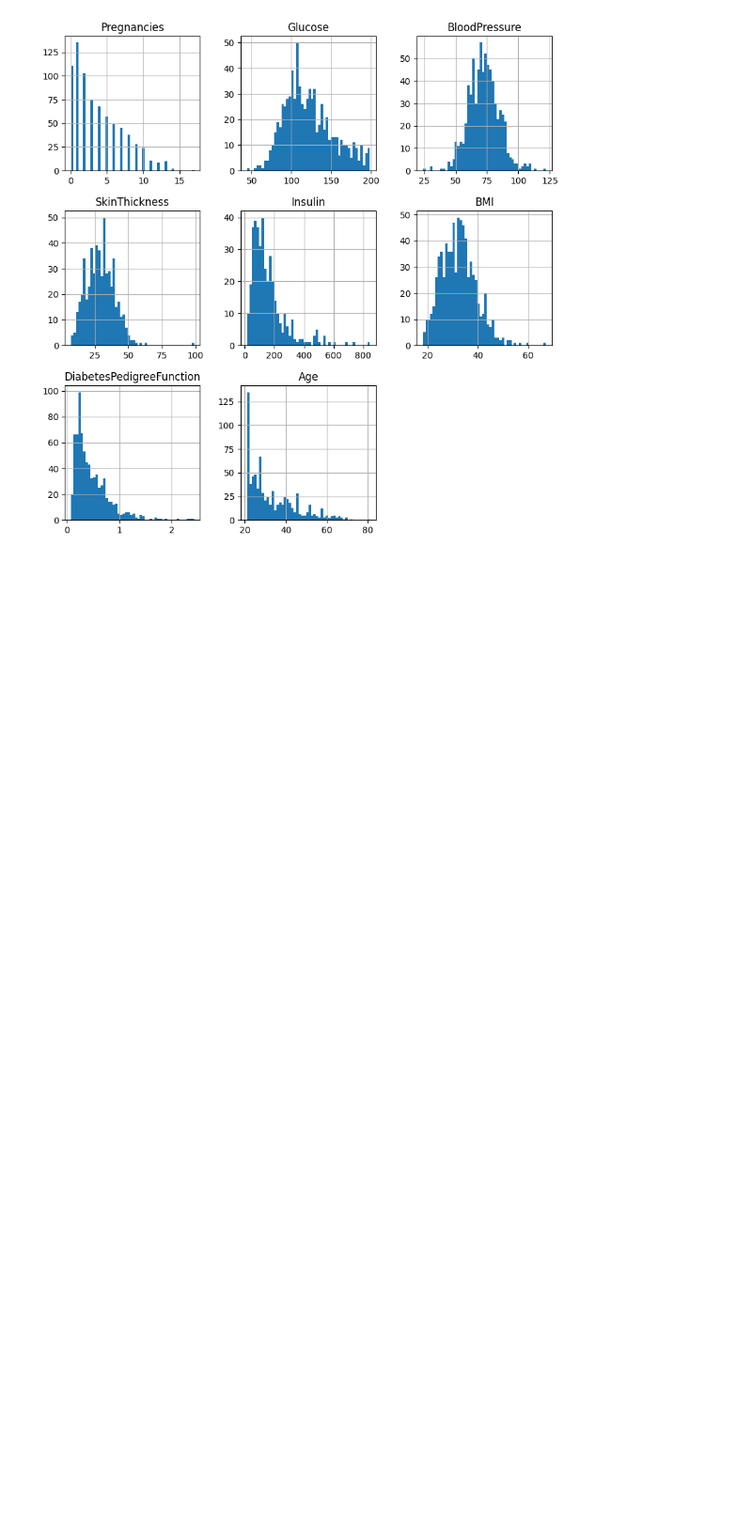
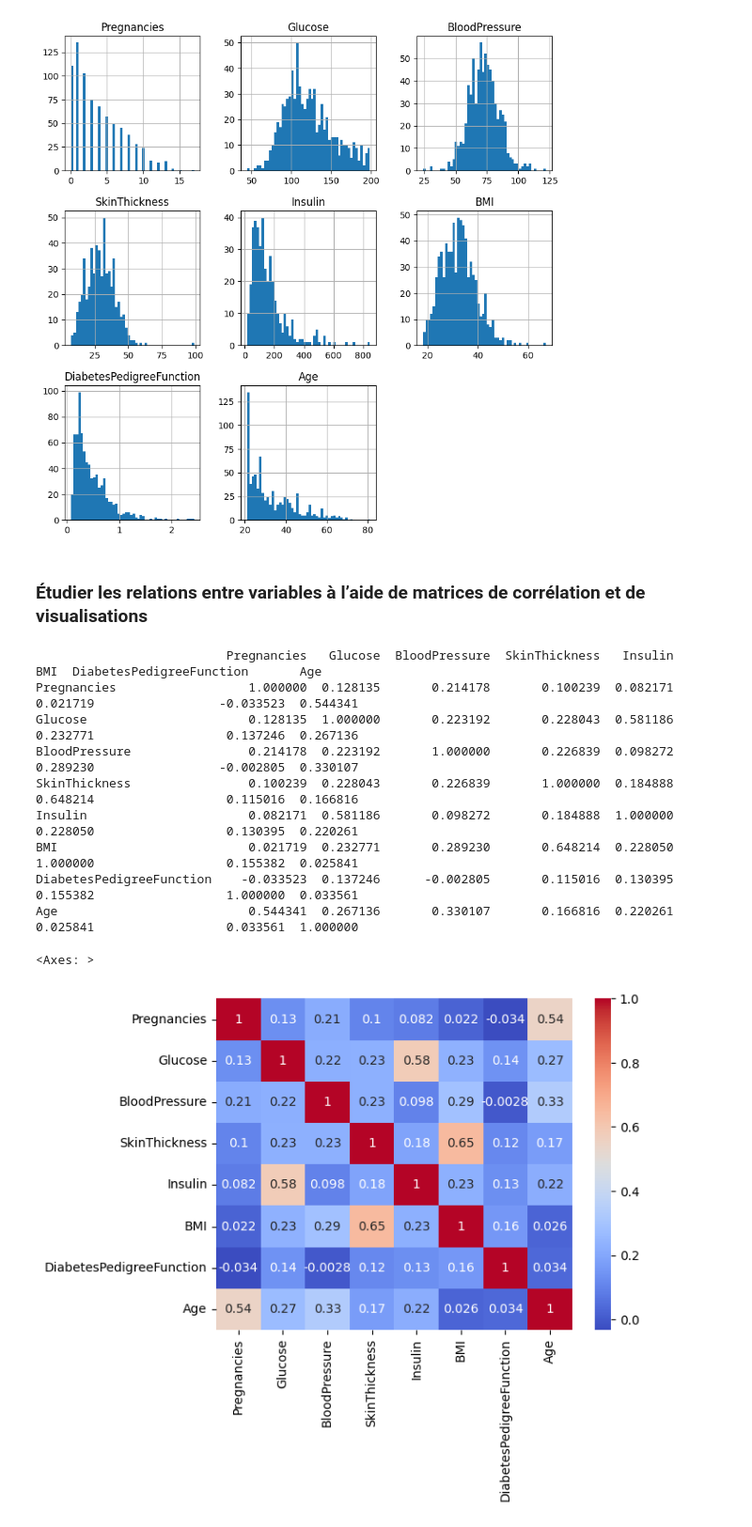
Before and after one commit to elmhmmd/Analyse-et-Pr-diction-du-Risque-de-Diab-te, a Jupyter notebook: Diabetes.ipynb, the cells around one changed output. Shown at 94% size. Saved outputs shown, nothing was run; the diff lists cells and outputs as text; code cells hidden in the pictures; blank space fills up the shorter version.

```diff
--- a/Diabetes.ipynb
+++ b/Diabetes.ipynb
@@ -95,3 +97,21 @@ df.hist(bins=50, figsize=(10, 10))
 plt.show()
 # %% [output]
 [figure]
+# %% [markdown]
+### Étudier les relations entre variables à l’aide de matrices de corrélation et de visualisations
+# %%
+corr_matrix = df.corr()
+print(corr_matrix)
+sns.heatmap(corr_matrix, annot = True, cmap = 'coolwarm')
+# %% [output]
+                          Pregnancies   Glucose  BloodPressure  SkinThickness   Insulin       BMI  DiabetesPedigreeFunction       Age
+Pregnancies                  1.000000  0.128135       0.214178       0.100239  0.082171  0.021719                 -0.033523  0.544341
+Glucose                      0.128135  1.000000       0.223192       0.228043  0.581186  0.232771                  0.137246  0.267136
+BloodPressure                0.214178  0.223192       1.000000       0.226839  0.098272  0.289230                 -0.002805  0.330107
+SkinThickness                0.100239  0.228043       0.226839       1.000000  0.184888  0.648214                  0.115016  0.166816
+Insulin                      0.082171  0.581186       0.098272       0.184888  1.000000  0.228050                  0.130395  0.220261
+BMI                          0.021719  0.232771       0.289230       0.648214  0.228050  1.000000                  0.155382  0.025841
+DiabetesPedigreeFunction    -0.033523  0.137246      -0.002805       0.115016  0.130395  0.155382                  1.000000  0.033561
+Age                          0.544341  0.267136       0.330107       0.166816  0.220261  0.025841                  0.033561  1.000000
+<Axes: >
+[figure, added]
```
Also changed, not shown: parts of 2 cells of this notebook.
